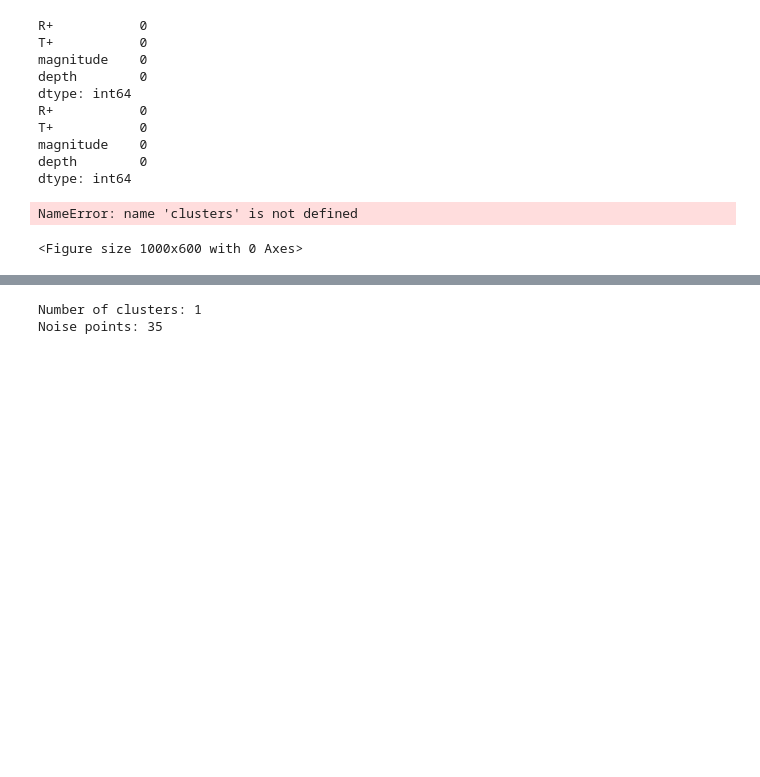
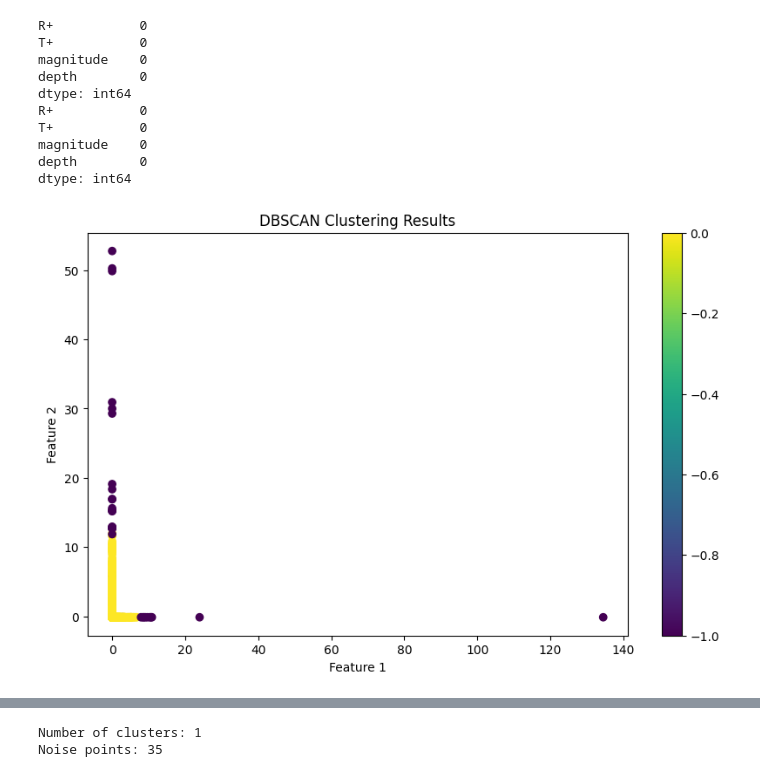
Before and after one commit to Ashraf-ISM/master-thesis-declustering-using-ml, a Jupyter notebook: Unsupervised-ML/DBSCAN/DBSCAN.ipynb, the cells around one changed output, grey strips where cells are left out. Cells and saved outputs as stored; diff of their text form; code cells hidden in the pictures; blank space fills up the shorter version.

```diff
--- a/Unsupervised-ML/DBSCAN/DBSCAN.ipynb
+++ b/Unsupervised-ML/DBSCAN/DBSCAN.ipynb
@@ -590,7 +590,7 @@ from sklearn.cluster import DBSCAN
 db = DBSCAN(
     eps=1.89,
     min_samples=10,
-    algorithm='ball_tree'
+    algorithm='auto'
 )
 
 labels = db.fit_predict(X)
@@ -599,12 +599,11 @@ df['cluster'] = labels
 # %%
 # Visualize the results
 plt.figure(figsize=(10, 6))
-scatter = plt.scatter(X[:, 0], X[:, 1], c=clusters, cmap='viridis')
+scatter = plt.scatter(X[:, 0], X[:, 1], c=labels, cmap='viridis')
 plt.colorbar(scatter)
 plt.title('DBSCAN Clustering Results')
 plt.xlabel('Feature 1')
 plt.ylabel('Feature 2')
 plt.show()
 # %% [output]
-NameError: name 'clusters' is not defined
-<Figure size 1000x600 with 0 Axes>
+[figure, added]
```
Also changed, not shown: parts of 2 cells of this notebook.
